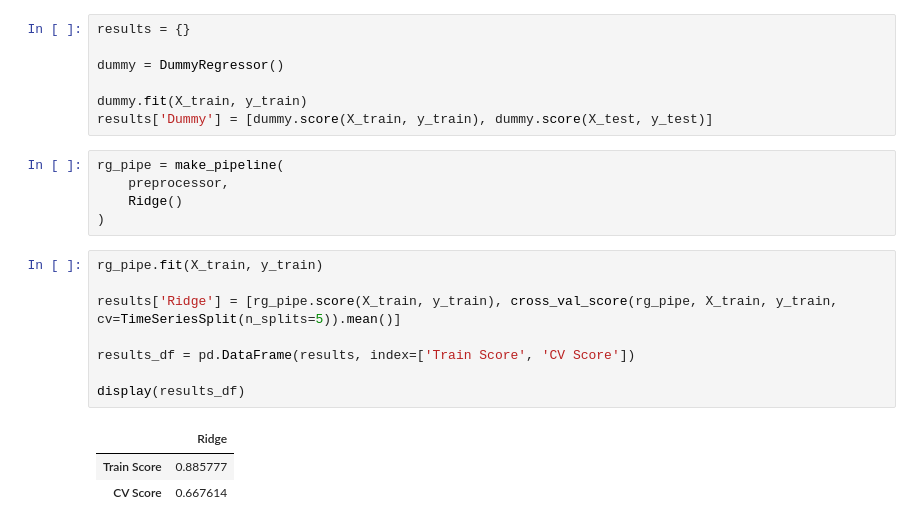
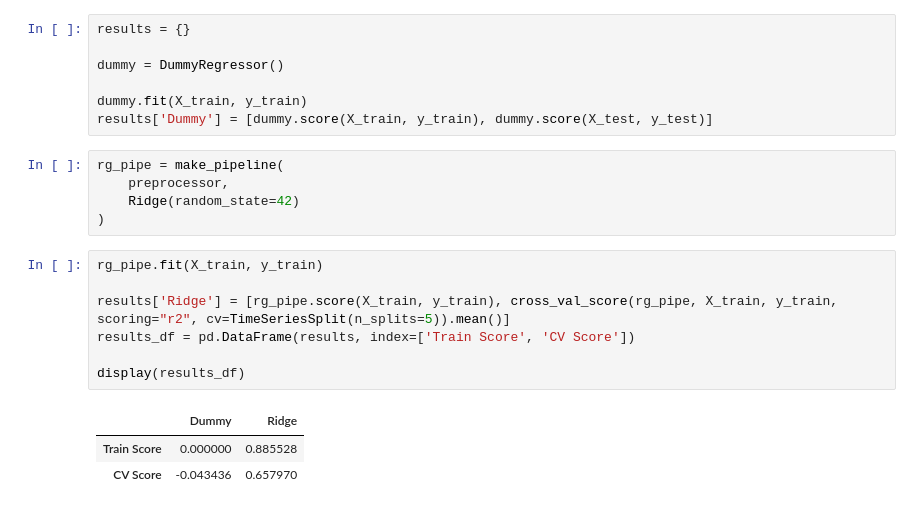
Before and after one commit to adrianlamdev/ubc-analytics, a Jupyter notebook: analysis/notebooks/main.ipynb, the cells around one changed output. Cells and saved outputs as stored; diff of their text form.

```diff
--- a/analysis/notebooks/main.ipynb
+++ b/analysis/notebooks/main.ipynb
@@ -225,20 +228,19 @@ results['Dummy'] = [dummy.score(X_train, y_train), dummy.score(X_test, y_test)]
 # %%
 rg_pipe = make_pipeline(
     preprocessor,
-    Ridge()
+    Ridge(random_state=42)
 )
 # %%
 rg_pipe.fit(X_train, y_train)
 
-results['Ridge'] = [rg_pipe.score(X_train, y_train), cross_val_score(rg_pipe, X_train, y_train, cv=TimeSeriesSplit(n_splits=5)).mean()]
-
+results['Ridge'] = [rg_pipe.score(X_train, y_train), cross_val_score(rg_pipe, X_train, y_train, scoring="r2", cv=TimeSeriesSplit(n_splits=5)).mean()]
 results_df = pd.DataFrame(results, index=['Train Score', 'CV Score'])
 
 display(results_df)
 # %% [output]
-|  | Ridge |
-| Train Score | 0.885777 |
-| CV Score | 0.667614 |
+|  | Dummy | Ridge |
+| Train Score | 0.000000 | 0.885528 |
+| CV Score | -0.043436 | 0.657970 |
 # %%
 # Get the feature importances
 feature_importances = pd.Series(
```
Also changed, not shown: parts of 17 cells of this notebook.
